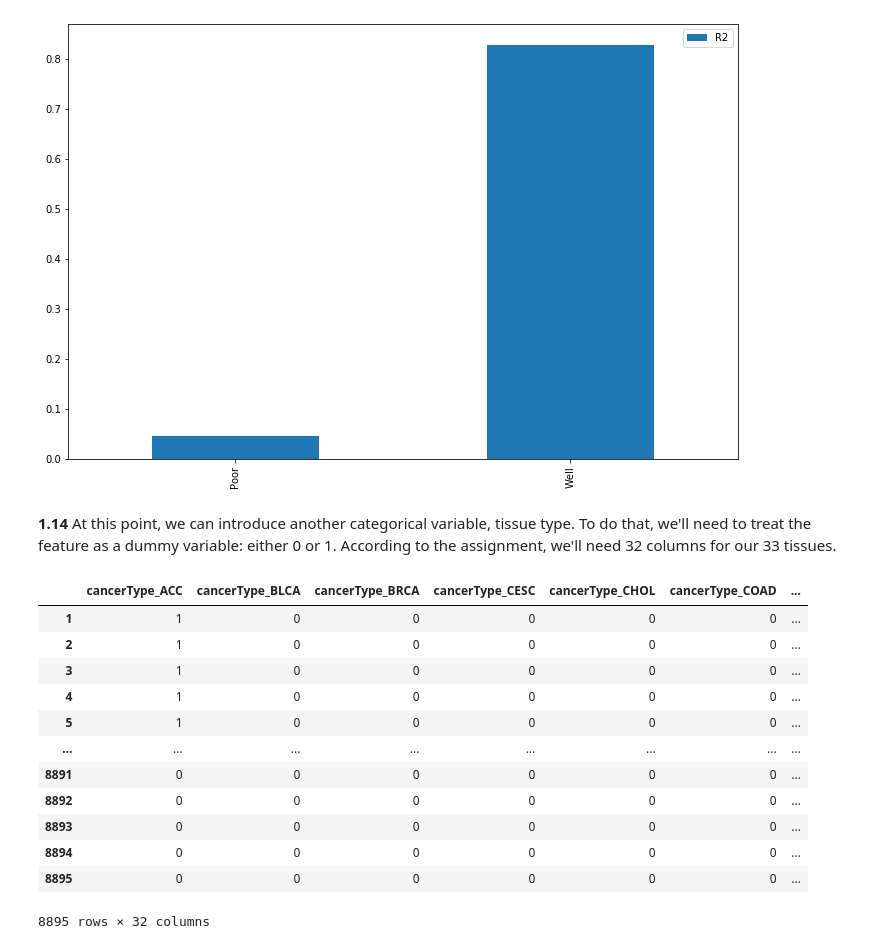
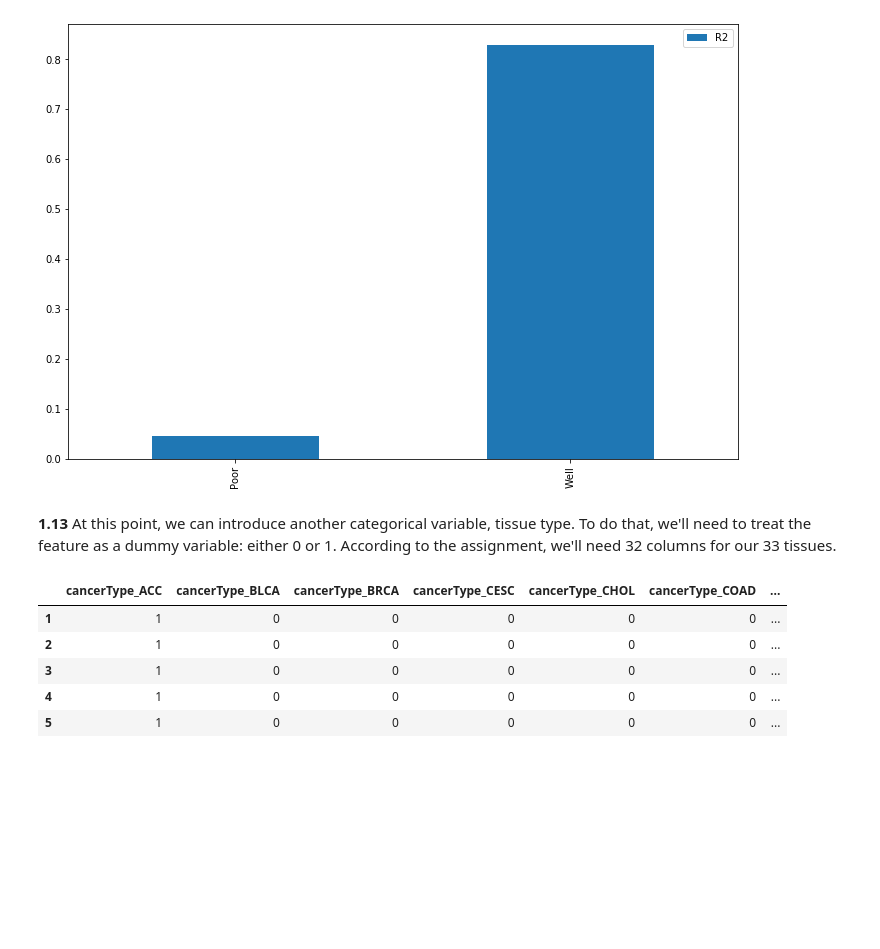
Before and after one commit to jrg94/CSE5522, a Jupyter notebook: lab1.ipynb, the cells around one changed output. Cells and saved outputs as stored; diff of their text form; code cells hidden in the pictures; blank space fills up the shorter version.

```diff
--- a/lab1.ipynb
+++ b/lab1.ipynb
@@ -258,20 +215,14 @@ pd.DataFrame.from_dict(avg_dict).plot(kind='bar',figsize=(12,8))
 <matplotlib.axes._subplots.AxesSubplot at 0x...>
 [figure]
 # %% [markdown]
-**1.14** At this point, we can introduce another categorical variable, tissue type. To do that, we'll need to treat the feature as a dummy variable: either 0 or 1. According to the assignment, we'll need 32 columns for our 33 tissues.
+**1.13** At this point, we can introduce another categorical variable, tissue type. To do that, we'll need to treat the feature as a dummy variable: either 0 or 1. According to the assignment, we'll need 32 columns for our 33 tissues.
 # %%
-pd.get_dummies(tissue_types_dataframe)  # Generates dummies for us
+dummies = pd.get_dummies(tissue_types_dataframe)  # Generates dummies for us
+dummies.head()
 # %% [output]
 |  | cancerType_ACC | cancerType_BLCA | cancerType_BRCA | cancerType_CESC | cancerType_CHOL | cancerType_COAD | ... |
 | 1 | 1 | 0 | 0 | 0 | 0 | 0 | ... |
 | 2 | 1 | 0 | 0 | 0 | 0 | 0 | ... |
 | 3 | 1 | 0 | 0 | 0 | 0 | 0 | ... |
 | 4 | 1 | 0 | 0 | 0 | 0 | 0 | ... |
 | 5 | 1 | 0 | 0 | 0 | 0 | 0 | ... |
-| ... | ... | ... | ... | ... | ... | ... | ... |
-| 8891 | 0 | 0 | 0 | 0 | 0 | 0 | ... |
-| 8892 | 0 | 0 | 0 | 0 | 0 | 0 | ... |
-| 8893 | 0 | 0 | 0 | 0 | 0 | 0 | ... |
-| 8894 | 0 | 0 | 0 | 0 | 0 | 0 | ... |
-| 8895 | 0 | 0 | 0 | 0 | 0 | 0 | ... |
-8895 rows × 32 columns
```
Also changed, not shown: parts of 12 cells of this notebook.
